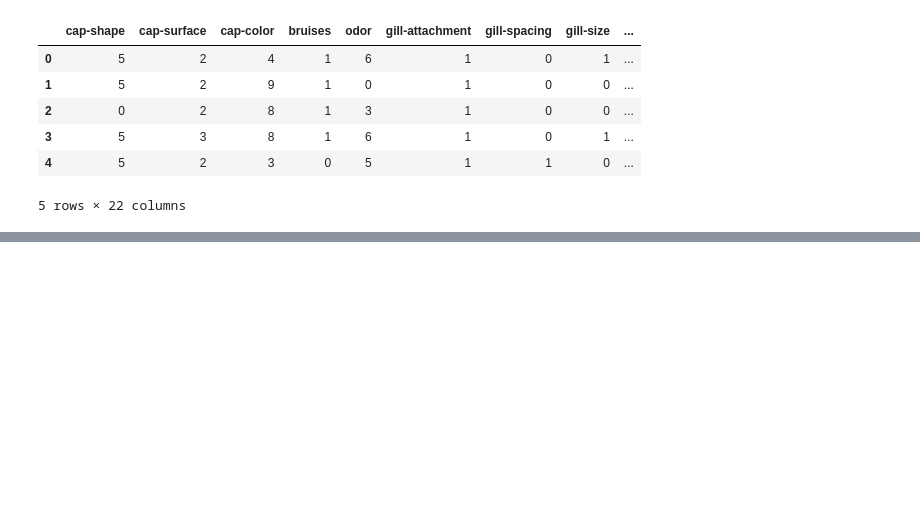
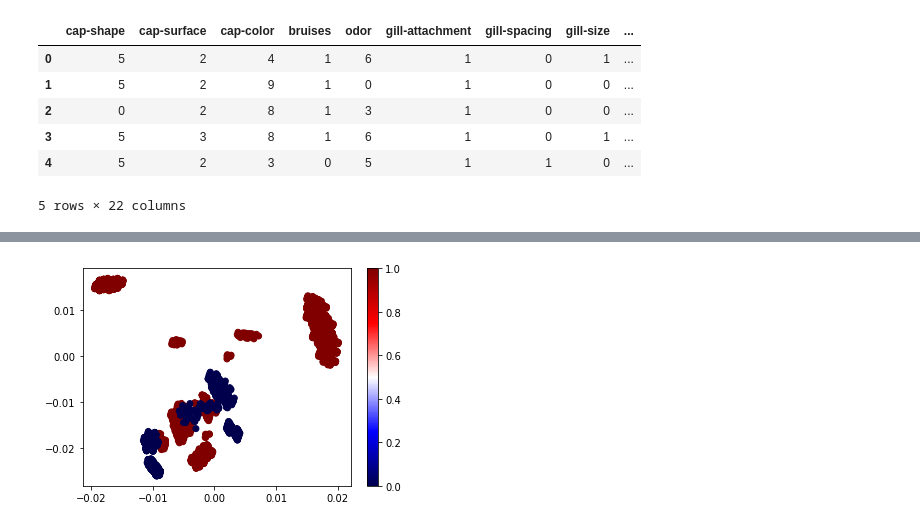
Before and after one commit to wetherc/sra, a Jupyter notebook: sra_demo.ipynb, the cells around one changed output, grey strips where cells are left out. Drawn from its saved outputs; the diff is of its cells as text; code cells hidden in the pictures; blank space fills up the shorter version.

```diff
--- a/sra_demo.ipynb
+++ b/sra_demo.ipynb
@@ -182,0 +185,32 @@ plot_clusters(eigens, anomaly_rank)
+# %%
+n_poisonous = edible.cat.codes.sum()
+poisonous = data.loc[edible.cat.codes == 1]
+non_poisonous = data.loc[edible.cat.codes == 0]
+# %%
+batch_size = 1000
+processed = 0
+
+# while processed < non_poisonous.shape[0]:
+#     _data = pd.concat([
+#         poisonous,
+#         non_poisonous.iloc[processed:(processed + batch_size), :]
+#     ])
+#     _labels = [1] * poisonous.shape[0] + [0] * batch_size
+#     kernel = hamming_kernel(_data)
+#     eigens, anomaly_rank, mFLAG = sra(kernel)
+#     plot_clusters(eigens, _labels)
+#
+#     processed += batch_size
+# %%
+_data = pd.concat([
+    poisonous,
+    non_poisonous.iloc[processed:(processed + batch_size), :]
+])
+_labels = [1] * poisonous.shape[0] + [0] * batch_size
+kernel = hamming_kernel(_data)
+eigens, anomaly_rank, mFLAG = sra(kernel)
+plot_clusters(eigens, _labels)
+
+processed += batch_size
+# %% [output]
+[figure, added]
```
Also changed, not shown: parts of 5 cells of this notebook, 2 other files.
